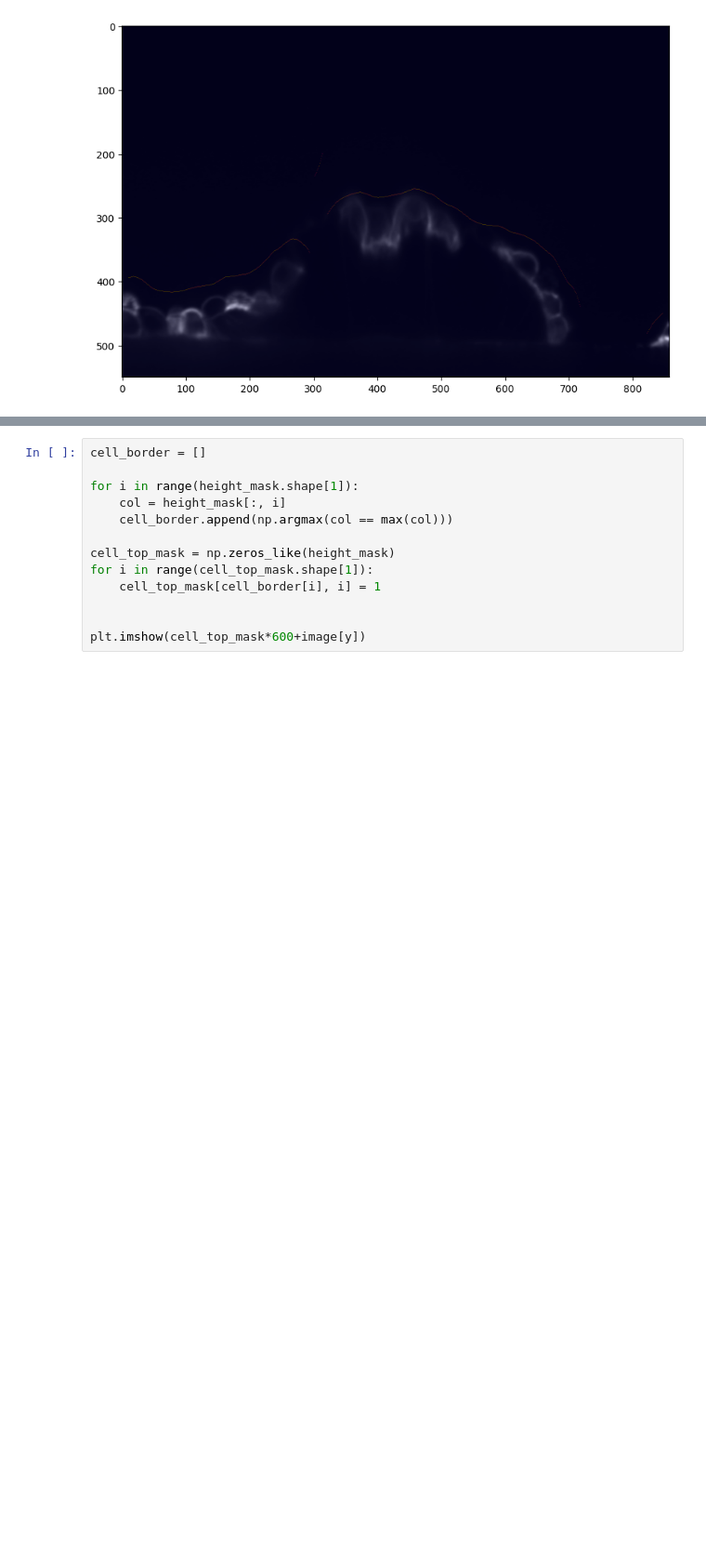
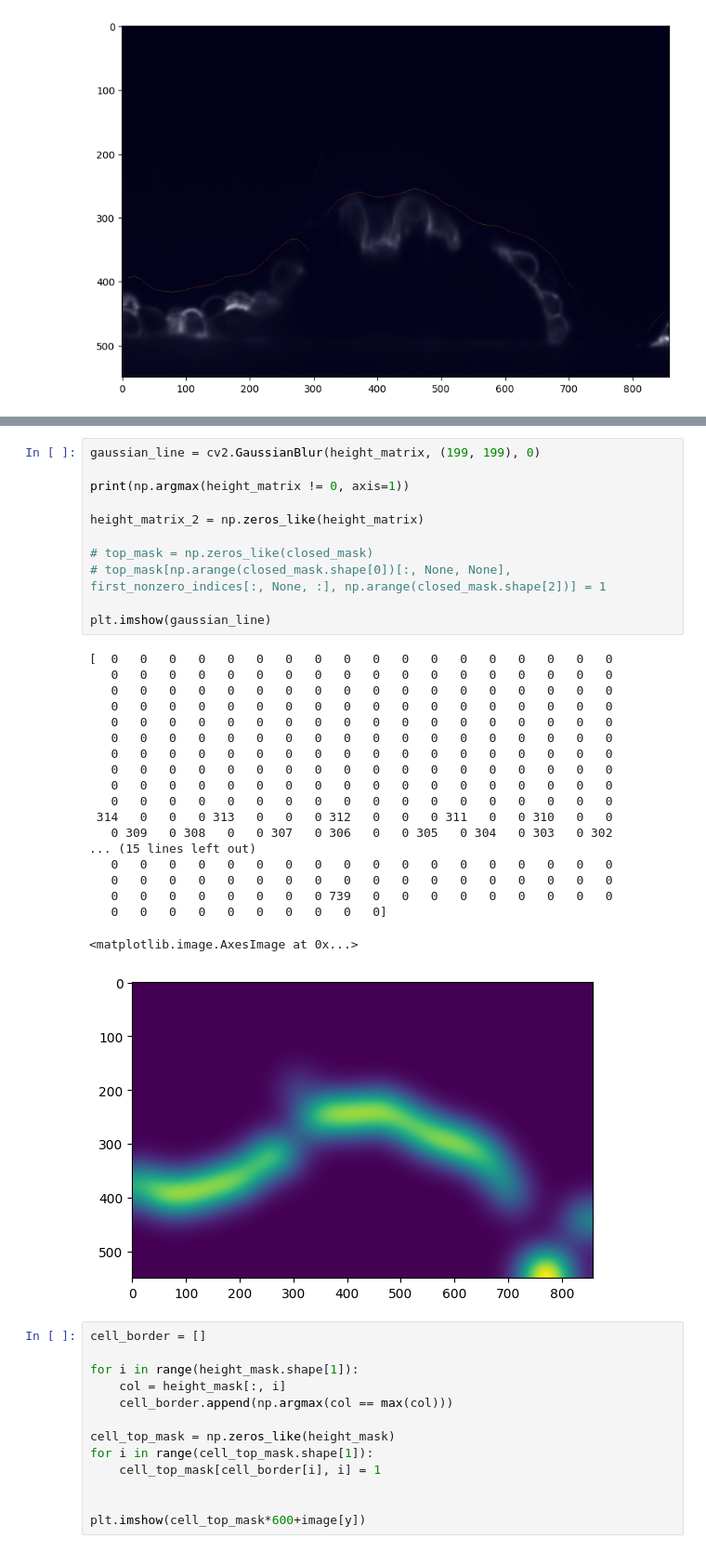
Before and after one commit to P8UXaE/light_sheet_domes, a Jupyter notebook: basalDetection3.ipynb, the cells around one changed output, grey strips where cells are left out. Shown at 93% size. Saved outputs shown, nothing was run; the diff lists cells and outputs as text; blank space fills up the shorter version.

Commit message:
single cell and line

```diff
--- a/basalDetection3.ipynb
+++ b/basalDetection3.ipynb
@@ -104,3 +104,34 @@ plt.imshow(height_mask)
+# %%
+gaussian_line = cv2.GaussianBlur(height_matrix, (199, 199), 0)
+
+print(np.argmax(height_matrix != 0, axis=1))
+
+height_matrix_2 = np.zeros_like(height_matrix)
+
+# top_mask = np.zeros_like(closed_mask)
+# top_mask[np.arange(closed_mask.shape[0])[:, None, None], first_nonzero_indices[:, None, :], np.arange(closed_mask.shape[2])] = 1
+
+plt.imshow(gaussian_line)
+# %% [output]
+[  0   0   0   0   0   0   0   0   0   0   0   0   0   0   0   0   0   0
+   0   0   0   0   0   0   0   0   0   0   0   0   0   0   0   0   0   0
+   0   0   0   0   0   0   0   0   0   0   0   0   0   0   0   0   0   0
+   0   0   0   0   0   0   0   0   0   0   0   0   0   0   0   0   0   0
+   0   0   0   0   0   0   0   0   0   0   0   0   0   0   0   0   0   0
+   0   0   0   0   0   0   0   0   0   0   0   0   0   0   0   0   0   0
+   0   0   0   0   0   0   0   0   0   0   0   0   0   0   0   0   0   0
+   0   0   0   0   0   0   0   0   0   0   0   0   0   0   0   0   0   0
+   0   0   0   0   0   0   0   0   0   0   0   0   0   0   0   0   0   0
+   0   0   0   0   0   0   0   0   0   0   0   0   0   0   0   0   0   0
+ 314   0   0   0 313   0   0   0 312   0   0   0 311   0   0 310   0   0
+   0 309   0 308   0   0 307   0 306   0   0 305   0 304   0 303   0 302
+... (15 lines left out)
+   0   0   0   0   0   0   0   0   0   0   0   0   0   0   0   0   0   0
+   0   0   0   0   0   0   0   0   0   0   0   0   0   0   0   0   0   0
+   0   0   0   0   0   0   0   0 739   0   0   0   0   0   0   0   0   0
+   0   0   0   0   0   0   0   0   0   0]
+<matplotlib.image.AxesImage at 0x...>
+[figure, added]
 # %%
 cell_border = []
 
```
Also changed, not shown: parts of 2 cells of this notebook, 16 other files.
